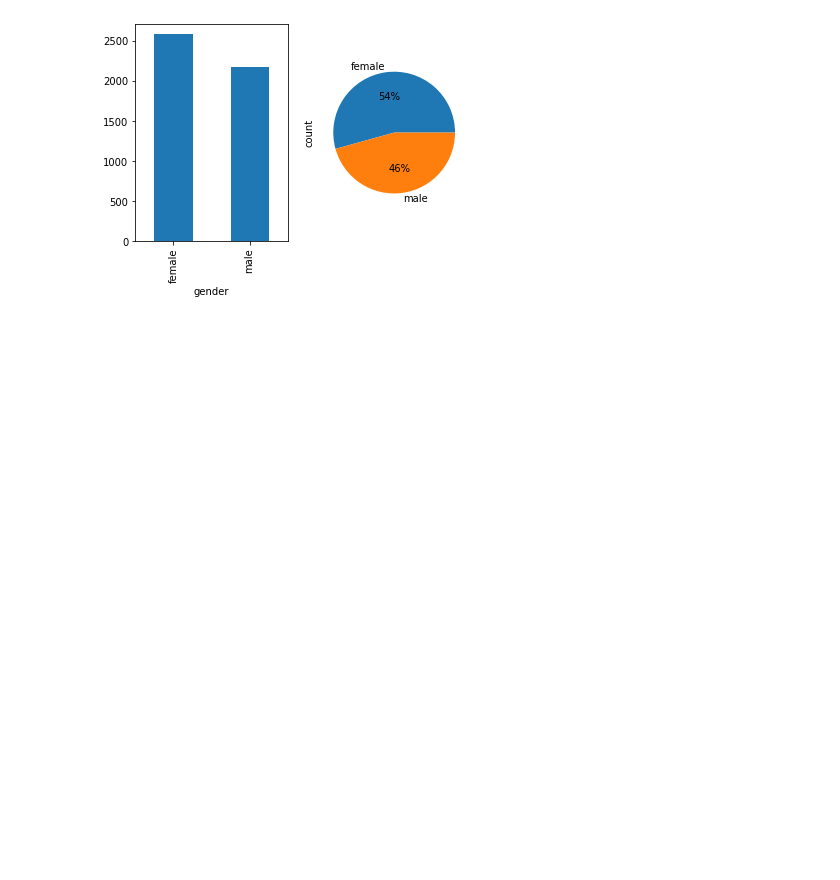
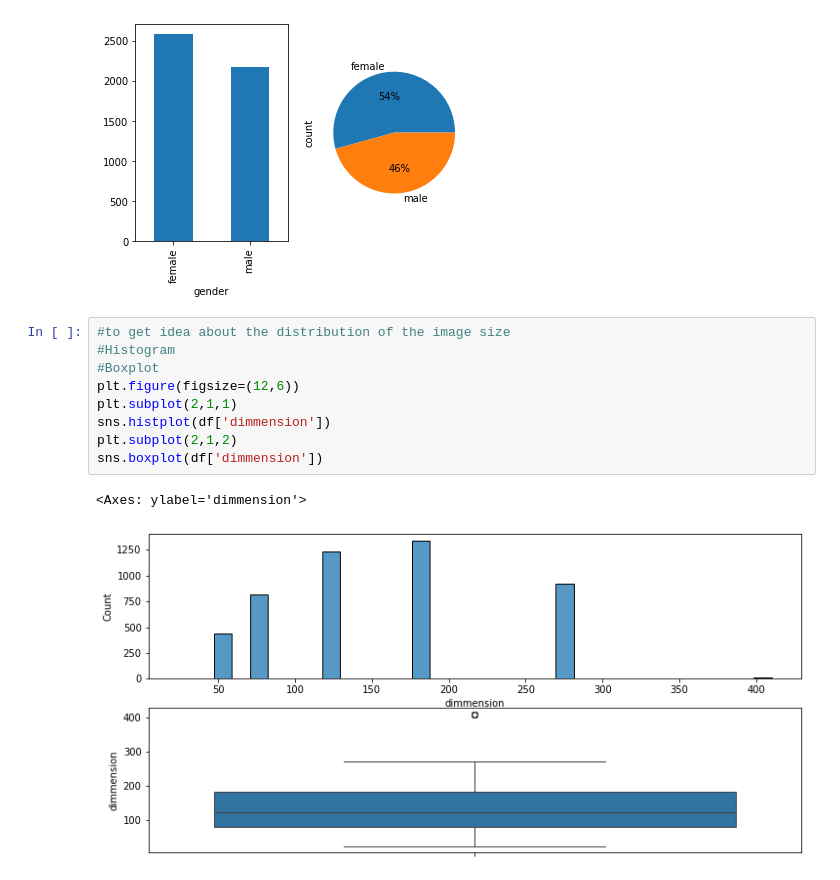
Before and after one commit to AmiruHoradagoda/FaceRecognitionApp, a Jupyter notebook: train_faceRecognition/02_FRM_data_preprocessing_EDA.ipynb, the cells around one changed output. Drawn from its saved outputs; the diff is of its cells as text; blank space fills up the shorter version.

Commit message:
- To get idea about the distribution of the image size plot Histogram and Boxplot - Get conclution about the croped images

```diff
--- a/train_faceRecognition/02_FRM_data_preprocessing_EDA.ipynb
+++ b/train_faceRecognition/02_FRM_data_preprocessing_EDA.ipynb
@@ -70,3 +70,15 @@ dist_gender.plot(kind='pie',ax=ax[1],autopct='%0.0f%%')
 plt.show()
 # %% [output]
 [figure]
+# %%
+#to get idea about the distribution of the image size
+#Histogram
+#Boxplot
+plt.figure(figsize=(12,6))
+plt.subplot(2,1,1)
+sns.histplot(df['dimmension'])
+plt.subplot(2,1,2)
+sns.boxplot(df['dimmension'])
+# %% [output]
+<Axes: ylabel='dimmension'>
+[figure, added]
```
Also changed, not shown: parts of 3 cells of this notebook.
